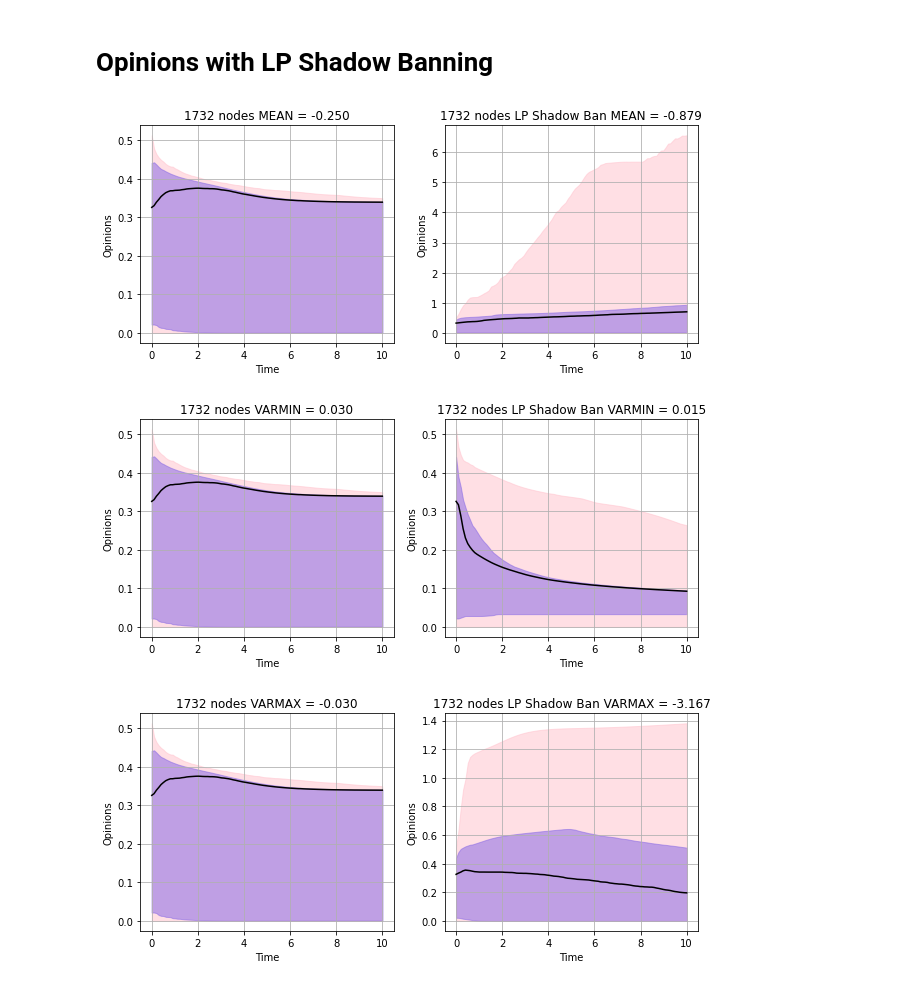
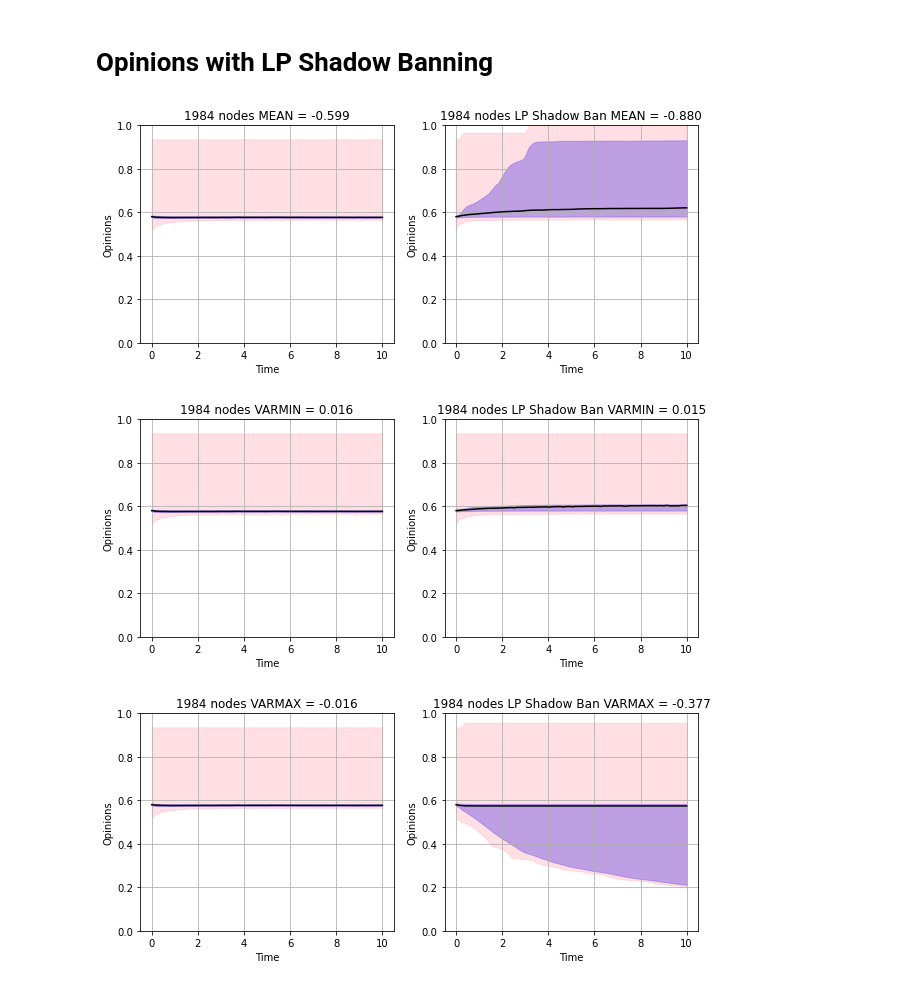
Before and after one commit to zlisto/opinion_dynamics, a Jupyter notebook: ShadowbanAdaptive.ipynb, the cells around one changed output. Cells and saved outputs as stored; diff of their text form; code cells hidden in the pictures.

Commit message:
Align y scale across plots

```diff
--- a/ShadowbanAdaptive.ipynb
+++ b/ShadowbanAdaptive.ipynb
@@ -70,5 +72,11 @@ network_params = {'A':A, 'rates':rates, 'opinions0':opinions0}
 # %% [markdown]
 ### Load Twitter Network
 # %%
-fname = "GiletsJaunes_sample_02_agent.csv" # "Brexit_sample_02_agent.csv"
+%%time
+# "Brexit_sample_02_agent.csv" "GiletsJaunes_sample_02_agent.csv"
+# "2016_Second_Presidential_Debate_random_sample.csv" "2016_Second_Presidential_Debate_full.csv"
+fname = "2016_Second_Presidential_Debate_full.csv"
 G, network_params = G_to_params(fname) #{'A':A, 'rates':rates, 'opinions0':opinions0}
+
+print(f"Number of nodes = {G.number_of_nodes()}")
+print(f"Number of edges = {G.number_of_edges()}")
@@ -165,7 +161,7 @@ sys_lp = ct.NonlinearIOSystem(
         inputs=ne, outputs = nv,
         name='shadowban network lp', params=params)
 # %%
-ct.optimal.state_range_constraint(sys_no_agent, np.zeros(nv), np.ones(nv))
+# ct.optimal.state_range_constraint(sys_no_agent, np.zeros(nv), np.ones(nv))
 # %% [output]
 (scipy.optimize._constraints.LinearConstraint,
  array([[1., 0., 0., ..., 0., 0., 0.],
@@ -191,26 +187,30 @@ Wall time: 31.8 s
 # %%
 %%time
 
 for OBJECTIVE in ['MEAN','VARMIN','VARMAX']:
     params['OBJECTIVE'] = OBJECTIVE
     obj_no_agent = sb.cost_sim(OBJECTIVE, Opinions_no_agent)
     #LP shadow banning
     T, Opinions_lp, _ = sb.simulate_opinions(params, sys_lp)
     obj_lp = sb.cost_sim(OBJECTIVE, Opinions_lp)
 
     fig = plt.figure(figsize = (10,4))
     plt.subplot(1,2,1)
     plot_opinion_quantiles(T, Opinions_no_agent)
 #     plot_opinions(T, Opinions_no_agent)
+    plt.ylim(0, 1)
+    plt.title(f"{nv} nodes {OBJECTIVE} = {obj_no_agent:.3f}")
 
-    plt.title(f"{nv} nodes {OBJECTIVE} = {obj_no_agent:.3f}")
     plt.subplot(1,2,2)
     plot_opinion_quantiles(T, Opinions_lp)
 #     plot_opinions(T, Opinions_lp)
+    plt.ylim(0, 1)
     plt.title(f"{nv} nodes LP Shadow Ban {OBJECTIVE} = {obj_lp:.3f}")
+
     #plt.savefig(f"figures/shadowban_{OBJECTIVE}_{nv}_node_sbm.jpeg")
+
     plt.show()
 # %% [output]
-[figure, old version]
+[figure, new version]
-[figure, old version]
+[figure, new version]
-[figure, old version]
+[figure, new version]
```
Also changed, not shown: parts of 5 cells of this notebook.
